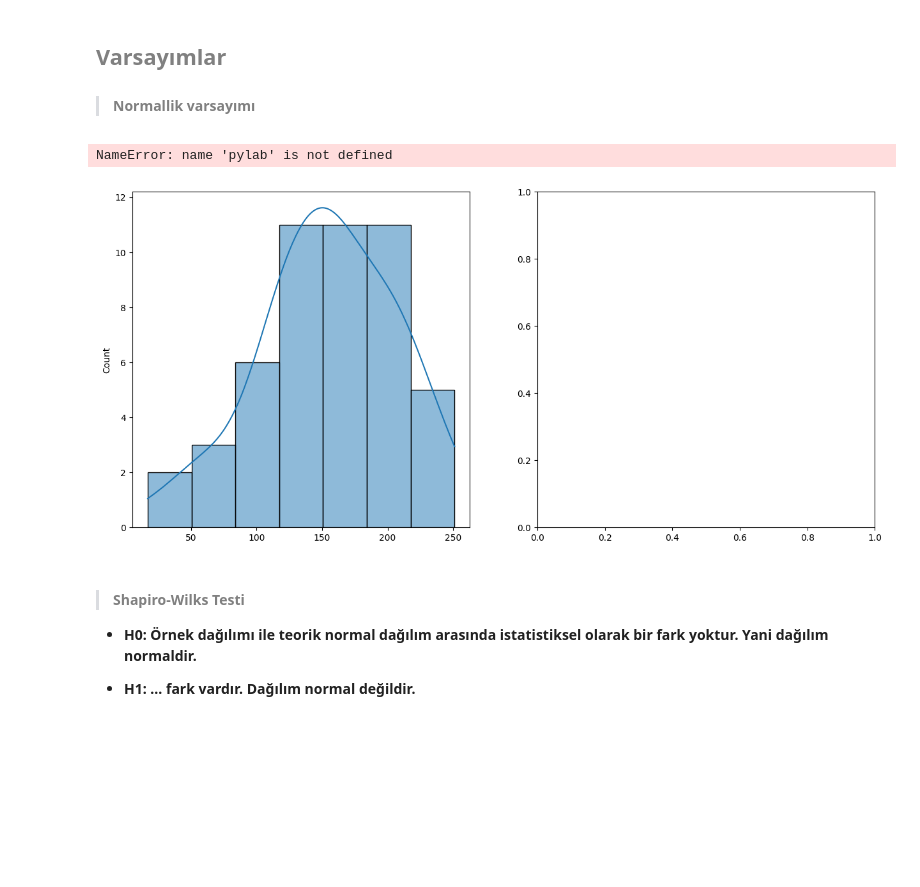
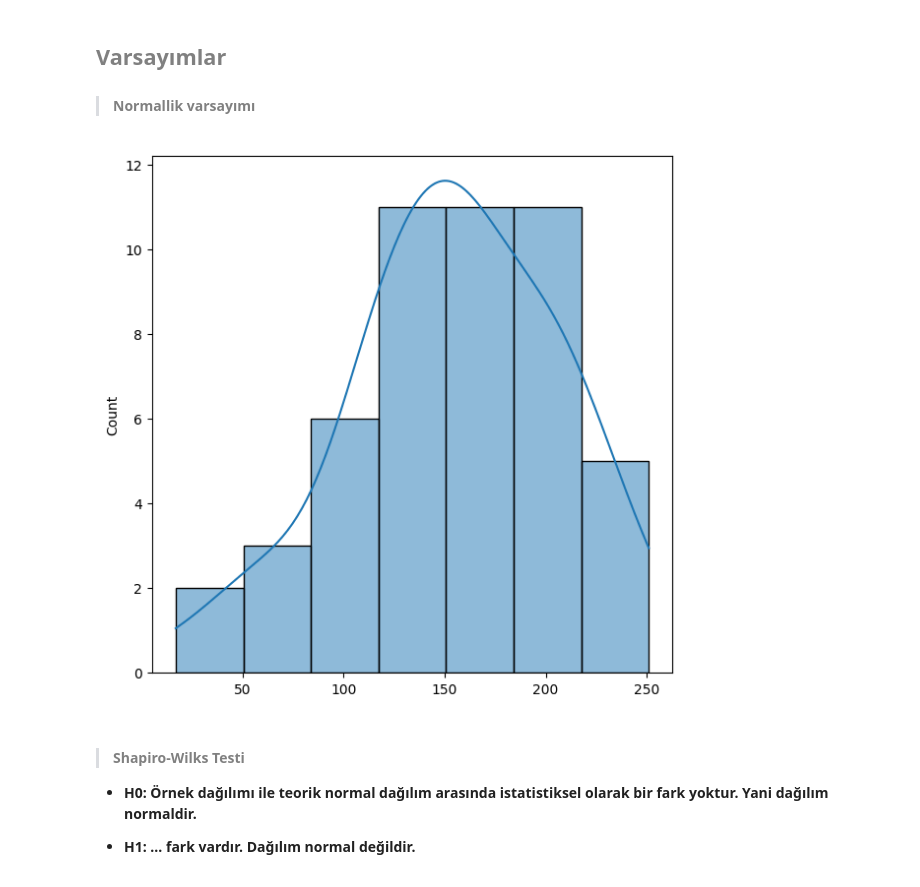
Before and after one commit to arukemre/Veri-bilimi-istatistik, a Jupyter notebook: veri_bilimi_istatistik.ipynb, the cells around one changed output. Cells and saved outputs as stored; diff of their text form; code cells hidden in the pictures; blank space fills up the shorter version.

```diff
--- a/veri_bilimi_istatistik.ipynb
+++ b/veri_bilimi_istatistik.ipynb
@@ -612,13 +648,10 @@ DescribeResult(nobs=49, minmax=(17, 251), mean=153.9591836734694, variance=2736.
 # %%
 import seaborn as sns
 plt.figure(figsize=(15,15))
 plt.subplot(2,2,1)
 sns.histplot(olcumler,kde=True) ;      #Burada görece normal bir dağılım var.
-plt.subplot(2,2,2)
-stats.probplot(olcumler,dist='norm',plot=pylab);   # Burdan da yine normallik kontrol edilir.
 # %% [output]
-NameError: name 'pylab' is not defined
-[figure, old version]
+[figure, new version]
 # %% [markdown]
 > #### <span style="color:grey">**Shapiro-Wilks Testi**</span>
 
```
Also changed, not shown: parts of 51 cells of this notebook.
